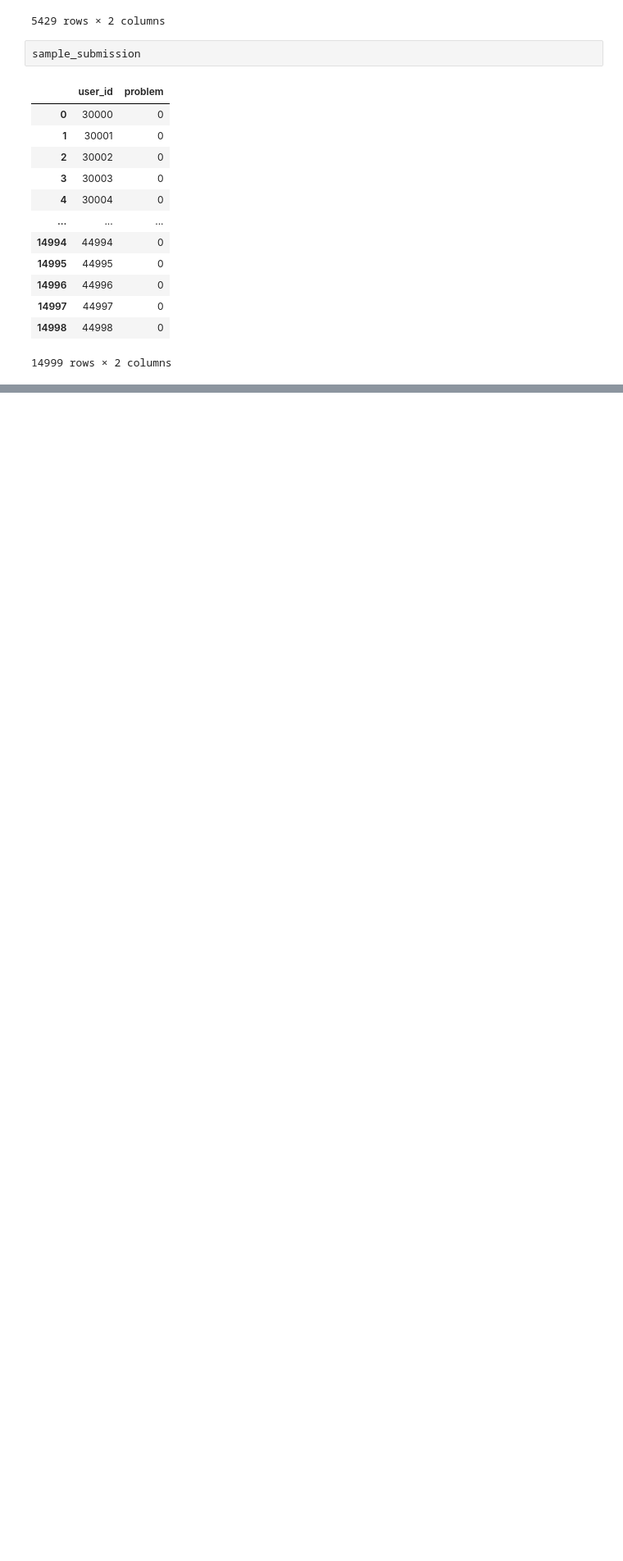
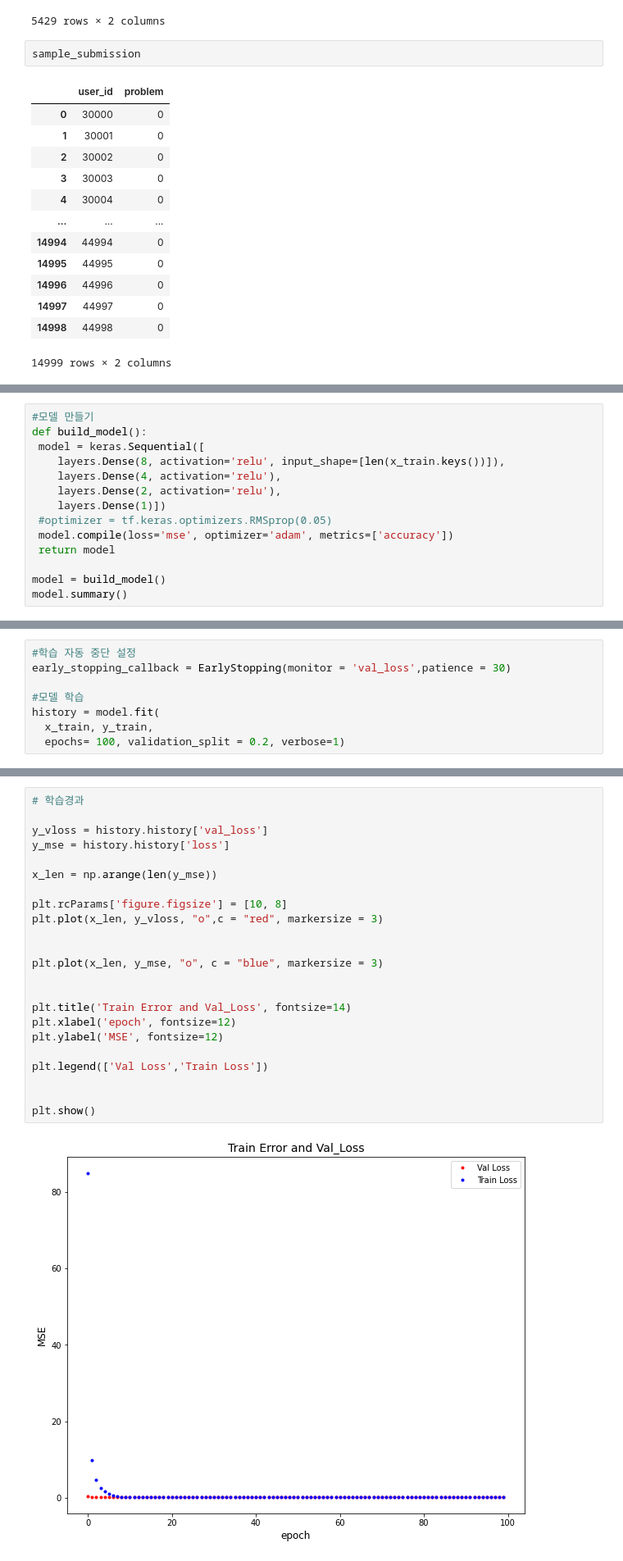
Before and after one commit to Datamin-D/Projects, a Jupyter notebook: [LG_data_con]_EDA_&_Model.ipynb, the cells around one changed output, grey strips where cells are left out. Shown: that part at 82% size. Saved outputs shown, nothing was run; the diff lists cells and outputs as text; blank space fills up the shorter version.

```diff
--- a/[LG_data_con]_EDA_&_Model.ipynb
+++ b/[LG_data_con]_EDA_&_Model.ipynb
@@ -248,0 +1028,14 @@ sample_submission
+# %%
+#모델 만들기
+def build_model():
+ model = keras.Sequential([
+    layers.Dense(8, activation='relu', input_shape=[len(x_train.keys())]),
+    layers.Dense(4, activation='relu'),
+    layers.Dense(2, activation='relu'),
+    layers.Dense(1)])
+ #optimizer = tf.keras.optimizers.RMSprop(0.05)
+ model.compile(loss='mse', optimizer='adam', metrics=['accuracy'])
+ return model
+
+model = build_model()
+model.summary()
@@ -248,0 +1059,8 @@ sample_submission
+# %%
+#학습 자동 중단 설정
+early_stopping_callback = EarlyStopping(monitor = 'val_loss',patience = 30)
+
+#모델 학습
+history = model.fit(
+  x_train, y_train,
+  epochs= 100, validation_split = 0.2, verbose=1)
@@ -248,0 +1089,25 @@ sample_submission
+# %%
+# 학습경과
+
+y_vloss = history.history['val_loss']
+y_mse = history.history['loss']
+
+x_len = np.arange(len(y_mse))
+
+plt.rcParams['figure.figsize'] = [10, 8]
+plt.plot(x_len, y_vloss, "o",c = "red", markersize = 3)
+
+
+plt.plot(x_len, y_mse, "o", c = "blue", markersize = 3)
+
+
+plt.title('Train Error and Val_Loss', fontsize=14)
+plt.xlabel('epoch', fontsize=12)
+plt.ylabel('MSE', fontsize=12)
+
+plt.legend(['Val Loss','Train Loss'])
+
+
+plt.show()
+# %% [output]
+[figure, added]
```
Also changed, not shown: parts of 69 cells of this notebook.
